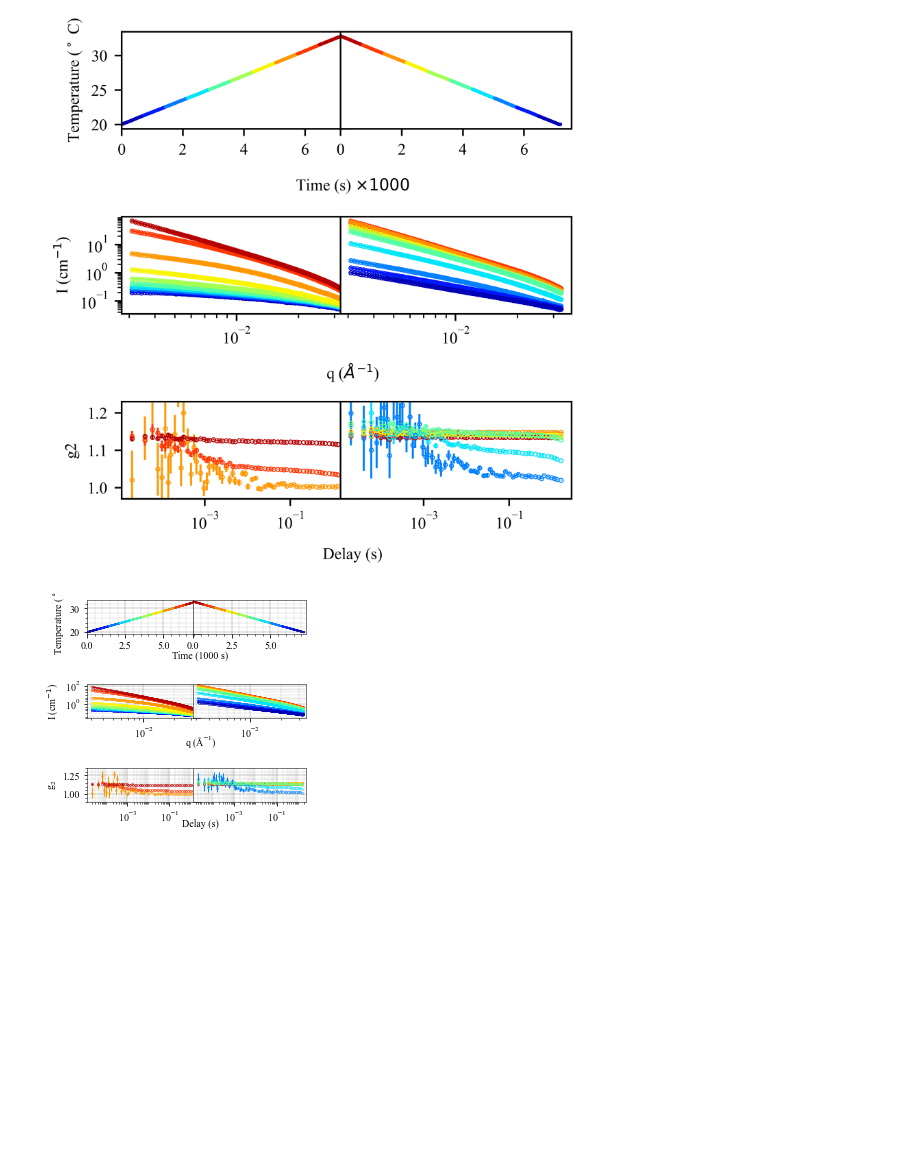
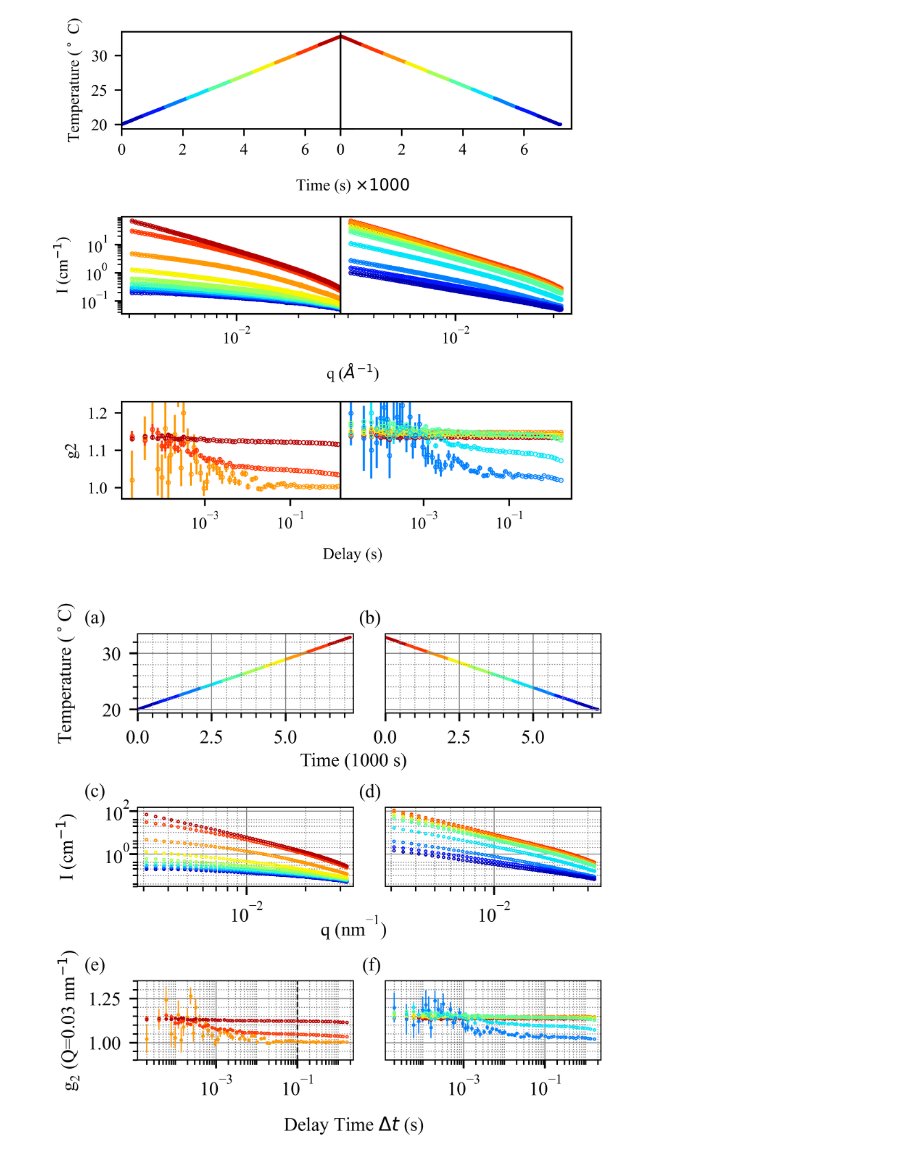
Before and after one commit to AZjk/llps-saxpcs, a Jupyter notebook: H06/H06_Plot.ipynb, the cells around one changed output. Saved outputs shown, nothing was run; the diff lists cells and outputs as text; code cells hidden in the pictures; blank space fills up the shorter version.

```diff
--- a/H06/H06_Plot.ipynb
+++ b/H06/H06_Plot.ipynb
@@ -103,7 +103,11 @@ plt.rcParams["font.family"] = "Times New Roman"
 plt.rcParams['font.size'] = 8
 plt.rcParams['figure.dpi'] = 600
 
-fig, ax = plt.subplots(3, 2, figsize=(3.8, 4.0))
+# Calculate figure width to achieve 86 mm width
+figure_width_mm = 86
+figure_width_inches = figure_width_mm / 25.4  # Convert mm to inches
+fig, ax = plt.subplots(3, 2, figsize=(figure_width_inches, figure_width_inches * 4.0 / 3.8))
+
 # for n in range(3):
 #     ax[n, 1].get_yaxis().set_visible(True)
 
@@ -125,10 +129,13 @@ def plot_one_column(ax, avg_data_list, second_column=False, g2_idx=0):
         accu_size += curr_size
 
         ax[0].scatter(avg_dict['temperature_x'] * 6 / 1000, avg_dict['temperature'],
-                      c=cmap(np.ones_like(idx)*np.mean(idx)), s=0.5)
+                      c=cmap(np.ones_like(idx)*np.mean(idx)), s=0.5, linewidth=0.5)
 
         color = cmap(np.mean(idx))
-        ax[1].loglog(ql_sta[:-15], avg_dict['saxs_1d'][:-15], 'o-', color=color, lw=1, ms=2, mew=0.5, mfc='none')
+        for i in range(len(ql_sta[:-15])):
+            if i % 3 == 0:  # Plot every third marker
+                ax[1].loglog(ql_sta[i], avg_dict['saxs_1d'][i], 'o-', color=color, lw=0.5, ms=1, mew=0.5, mfc='none')
+        # ax[1].loglog(ql_sta[:-15], avg_dict['saxs_1d'][:-15], 'o-', color=color, lw=0.5, ms=1, mew=0.5, mfc='none')
 
         # ax[2].errorbar(t_el, avg_dict['g2'][:, g2_idx],  yerr=avg_dict['g2_err'][:, g2_idx],
         #                fmt='o', color=color, lw=1, ms=2, mew=0.5, mfc='none')
@@ -136,28 +143,29 @@ def plot_one_column(ax, avg_data_list, second_column=False, g2_idx=0):
         g2_line = avg_dict['g2'][:, g2_idx]
 
         if np.sum((g2_line > 1.25) | (g2_line < 1.0)) < 5:
-            ax[2].errorbar(t_el, avg_dict['g2'][:, g2_idx], yerr=avg_dict['g2_err'][:, g2_idx], fmt='o', color=color, lw=1, ms=2, mew=0.5, mfc='none')
+            ax[2].errorbar(t_el, avg_dict['g2'][:, g2_idx], yerr=avg_dict['g2_err'][:, g2_idx], fmt='o', color=color, lw=0.5, ms=1, mew=0.5, mfc='none')
     ax[2].set_ylim(0.9, 1.35)
 
     # ax[2].set_ylim(-0.2,2.5)
-    ax[2].set_xlim(0.000012,3)
-
-    ax[0].set_xlim(0, 7.4)
+    ax[2].set_xlim(0.000012,2.4)
+    ax[0].set_xlim(0, 7.3)
+    ax[1].set_xlim(2.8e-3, 3.5e-2)
     ax[2].set_xscale('log')
     ax[1].set_ylim(0.03, 150)
 
     if not second_column:
-        ax[0].set_ylabel('Temperature ($^\circ$C)', fontname="Times New Roman")
-        ax[1].set_ylabel('I (cm$^{-1}$)', fontname="Times New Roman")
-        ax[2].set_ylabel('$\mathdefault{g_2}$', fontname="Times New Roman")
+        ax[0].set_ylabel('Temperature ($^\circ$C)', fontname="Times New Roman", labelpad = 11)
+        ax[1].set_ylabel('I (cm$^{-1}$)', fontname="Times New Roman", labelpad = 11)
+        ax[2].set_ylabel('$\mathdefault{g_2}$ (Q=0.03 nm$^{-1}$)', fontname="Times New Roman", labelpad = 3)
         plt.subplots_adjust(left=0.15)
 
         ax[0].set_xlabel('Time (1000 s)', fontname="Times New Roman")
-        ax[1].set_xlabel('q ($\mathdefault{\AA^{-1}}$)', fontname="Times New Roman")
-        ax[2].set_xlabel('Delay (s)', fontname="Times New Roman")
+        ax[1].set_xlabel('q ($\mathdefault{nm^{-1}}$)', fontname="Times New Roman")
+        ax[2].set_xlabel('Delay Time $\Delta t$ (s)', fontname="Times New Roman")
         ax[0].xaxis.set_label_coords(1.0, -0.5)
-        ax[1].xaxis.set_label_coords(1.0, -0.5)
-        ax[2].xaxis.set_label_coords(1.0, -0.5)
+        ax[1].xaxis.set_label_coords(1.0, -0.35)
+        ax[2].xaxis.set_label_coords(1.0, -0.7)
+        ax[2].axvline(x=0.1, color='black', linestyle='--', linewidth=0.6)
 
         # Add gray grid lines and minor ticks
         ax[0].grid(which='major', linestyle='-', linewidth='0.4', color='gray')
@@ -170,6 +178,7 @@ def plot_one_column(ax, avg_data_list, second_column=False, g2_idx=0):
         # Add minor y ticks to the second row images
         ax[1].yaxis.set_minor_locator(matplotlib.ticker.LogLocator(base=10, subs=np.arange(1, 5) *1, numticks=4))
         ax[1].tick_params(axis='y', which='minor', left=True, right=False, labelleft=False)
+        ax[1].set_yticklabels(ax[1].get_yticklabels(), ha='left', x=-0.08)
 
         ax[2].grid(which='major', linestyle='-', linewidth='0.4', color='gray')
         ax[2].minorticks_on()
@@ -209,32 +218,40 @@ def plot_one_column(ax, avg_data_list, second_column=False, g2_idx=0):
         ax[1].yaxis.set_minor_locator(matplotlib.ticker.LogLocator(base=10, subs=np.arange(1, 5) * 1, numticks=4))
 
         ax[1].tick_params(axis='y', which='both', left=False, right=False, labelleft=False)
 
         ax[2].grid(which='major', linestyle='-', linewidth='0.4', color='gray')
         ax[2].minorticks_on()
         ax[2].grid(which='minor', linestyle=':', linewidth='0.4', color='gray')
         ax[2].tick_params(axis='y', which='both', left=False, right=False, labelleft=False)
         # minor_tick_positions = [10**i for i in np.arange(-5, 1, 0.2)]  # Adjust the step size as needed
         # ax[2].xaxis.set_minor_locator(matplotlib.ticker.FixedLocator(minor_tick_positions))
         ax[2].set_xscale('log')
         ax[2].xaxis.set_minor_locator(ticker.LogLocator(base=10, subs=np.arange(1, 10), numticks=100))
 
         # ax[2].xaxis.set_minor_locator(matplotlib.ticker.LogLocator(base=10, subs=np.arange(-5, 0.4, 0.1), numticks=30))
 
         ax[2].tick_params(axis='x', which='minor', labelbottom=False)
 
 # Adjusted w_pad for better layout
-plt.tight_layout(w_pad=-3.3, h_pad=4.0)
+plt.tight_layout(w_pad=-1, h_pad=4.0)
 
 plot_one_column(ax[:, 0], avg_ramp_up)
 plot_one_column(ax[:, 1], avg_ramp_down, second_column=True)
 for a in ax.flatten():
     a.spines['top'].set_linewidth(0.5)
     a.spines['right'].set_linewidth(0.5)
     a.spines['bottom'].set_linewidth(0.5)
     a.spines['left'].set_linewidth(0.5)
 
+# Add labels (a) to (f)
+ax[0, 0].text(-0.15, 1.3, '(a)', transform=ax[0, 0].transAxes, fontsize=8, va='top', ha='right')
+ax[1, 0].text(-0.15, 1.3, '(c)', transform=ax[1, 0].transAxes, fontsize=8, va='top', ha='right')
+ax[2, 0].text(-0.15, 1.3, '(e)', transform=ax[2, 0].transAxes, fontsize=8, va='top', ha='right')
+
+ax[0, 1].text(-0.02, 1.3, '(b)', transform=ax[0, 1].transAxes, fontsize=8, va='top', ha='right')
+ax[1, 1].text(-0.02, 1.3, '(d)', transform=ax[1, 1].transAxes, fontsize=8, va='top', ha='right')
+ax[2, 1].text(-0.02, 1.3, '(f)', transform=ax[2, 1].transAxes, fontsize=8, va='top', ha='right')
 
 plt.savefig('H06.pdf')
 # %% [output]
-[figure, old version]
+[figure, new version]
```
Also changed, not shown: 5 other files.
